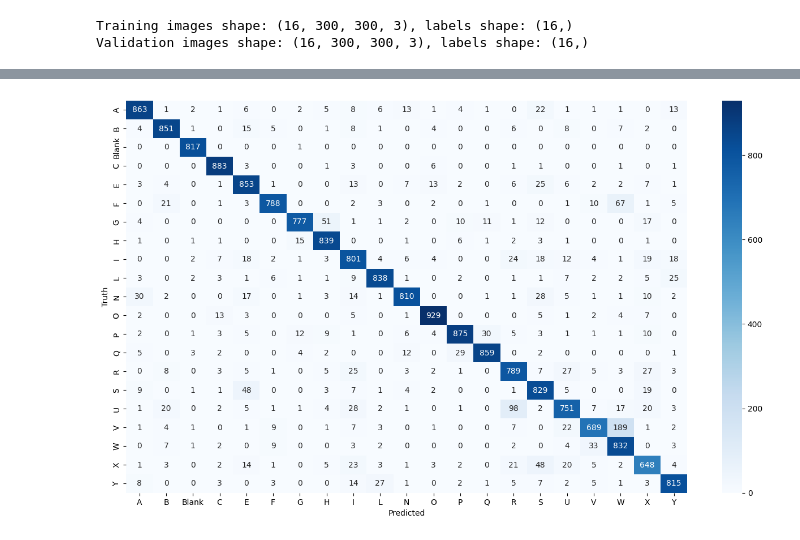
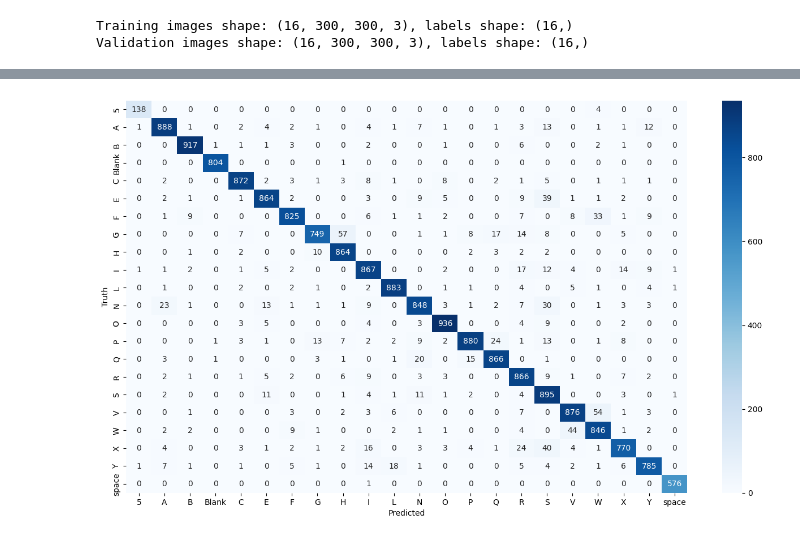
Before and after one commit to AbhinashShrestha/GBHCI, a Jupyter notebook: Model_Training/main_efficientnetv2.ipynb, the cells around one changed output, grey strips where cells are left out. Cells and saved outputs as stored; diff of their text form; code cells hidden in the pictures.

Commit message:
trained ev2b3 on a more curated dataset

```diff
--- a/Model_Training/main_efficientnetv2.ipynb
+++ b/Model_Training/main_efficientnetv2.ipynb
@@ -12,13 +12,9 @@ from keras.applications import EfficientNetV2S
 # %%
 # Cell 2: Define constants
 BATCH_SIZE = 16
-IMG_HEIGHT = 300   #efficientnetv2s
+IMG_HEIGHT = 300
 IMG_WIDTH = 300
-# IMG_HEIGHT = 300 #EfficientNetV2B3
-# IMG_WIDTH = 300
-# IMG_HEIGHT = 528 #EfficientNetB6
-# IMG_WIDTH = 528
-DATA_DIR = "/home/anon/MajorProject/Data/asl_mix"
+DATA_DIR = "/home/anon/MajorProject/Data/final_asl_mix"
 # %%
 # Cell 3: Load data
 
@@ -199,7 +195,7 @@ for i, class_name in enumerate(class_names):
 # %%
 # Cell 6: Build model
 inputs = layers.Input(shape=(IMG_WIDTH, IMG_HEIGHT, 3))
-model = EfficientNetV2S(include_top=False, input_tensor=inputs, weights="imagenet")
+model = EfficientNetV2B3(include_top=False, input_tensor=inputs, weights="imagenet")
 
 # Freeze the pretrained weights
 model.trainable = False
@@ -215,9 +211,8 @@ outputs = layers.Dense(num_classes, activation="softmax", name="pred", kernel_re
 
 # Compile
 model = keras.Model(inputs, outputs, name="EfficientNet")
-lr_schedule = keras.optimizers.schedules.ExponentialDecay(initial_learning_rate=1e-3, decay_steps=10000, decay_rate=0.9)
+lr_schedule = keras.optimizers.schedules.ExponentialDecay(initial_learning_rate=1e-4, decay_steps=10000, decay_rate=0.9)
 optimizer = keras.optimizers.Adam(learning_rate=lr_schedule)
-# model.compile(optimizer=optimizer, loss="categorical_crossentropy", metrics=["accuracy"])
 model.compile(optimizer=optimizer, loss="sparse_categorical_crossentropy", metrics=["accuracy","SparseCategoricalAccuracy", "SparseTopKCategoricalAccuracy"])
 # %%
 for images, labels in train_ds.take(1):
@@ -252,12 +247,12 @@ None
 # Cell 7: Define callbacks
 from keras.callbacks import ReduceLROnPlateau
 
-reduce_lr = ReduceLROnPlateau(monitor='val_loss', factor=0.2, patience=3, min_lr=1e-6)
+reduce_lr = ReduceLROnPlateau(monitor='val_loss', factor=0.3, patience=3, min_lr=1e-6)
 early_stopping = EarlyStopping(monitor='val_loss', patience=3, restore_best_weights=True)
-checkpoint_filepath = '/home/anon/MajorProject/Non_Git/Checkpoints/asl_mix/checkpoint-{epoch:02d}-{val_accuracy:.4f}.h5'
+checkpoint_filepath = '/home/anon/MajorProject/Non_Git/Checkpoints/final/checkpoint-{epoch:02d}-{val_accuracy:.4f}.h5'
 model_checkpoint = ModelCheckpoint(filepath=checkpoint_filepath, monitor='val_accuracy', mode='max', save_best_only=True)
 # %%
 #Cell 8 train the model
-epochs = 50
+epochs = 30
 hist = model.fit(train_ds, epochs=epochs, validation_data=val_ds, callbacks=[early_stopping, model_checkpoint,reduce_lr])
 # %% [output]
@@ -388,50 +389,29 @@ import numpy as np
 # Accuracy
 accuracy = accuracy_score(y_true, y_pred)
 
-# Precision, Recall, F1 Score
-average = 'macro'  # or 'micro', 'weighted', depending on the problem
-precision = precision_score(y_true, y_pred, average=average)
-recall = recall_score(y_true, y_pred, average=average)
-f1 = f1_score(y_true, y_pred, average=average)
+# Precision, Recall, F1 Score for each class
+precision = precision_score(y_true, y_pred, average=None)
+recall = recall_score(y_true, y_pred, average=None)
+f1 = f1_score(y_true, y_pred, average=None)
 
-# AUC-ROC for multiclass
+# AUC-ROC for each class
 lb = LabelBinarizer()
 lb.fit(y_true)
 y_true_lb = lb.transform(y_true)
 y_pred_lb = lb.transform(y_pred)
-auc_roc = roc_auc_score(y_true_lb, y_pred_lb, average=average, multi_class='ovr')
+auc_roc = roc_auc_score(y_true_lb, y_pred_lb, average=None, multi_class='ovr')
 
 # Confusion Matrix
 cm = confusion_matrix(y_true, y_pred)
 
-# Print metrics
-print(f"Accuracy: {accuracy}")
-print(f"Precision: {precision}")
-print(f"Recall: {recall}")
-print(f"F1 Score: {f1}")
-print(f"AUC-ROC: {auc_roc}")
-
-#for dataset_alpha
-# class_names = ['Brightness_Decrease', 'Brightness_Increase', 'Chrome_Open', 'Cursor_Movement', 'Double_Click', 'Left_Click', 'Nothing', 'PowerPoint_Open', 'Right_Click', 'Screenshot', 'Scroll', 'Shutdown', 'VSCode_Open', 'Volume_Decrease', 'Volume_Increase']
-
-
-# class_names = ['0', '1', '2', '3', '4', '5', '6', '7', '8', '9', 'a', 'b', 'c', 'd', 'e', 'f', 'g', 'h', 'i', 'j', 'k', 'l', 'm', 'n', 'o', 'p', 'q', 'r', 's', 't', 'u', 'v', 'w', 'x', 'y', 'z']
-
-# class_names = ['A', 'B', 'Blank', 'C', 'D', 'E', 'F', 'G', 'H', 'I', 'J', 'K', 'L', 'M', 'N', 'O', 'P', 'Q', 'R', 'S', 'T', 'U', 'V', 'W', 'X', 'Y', 'Z']
-# class_name = ['A', 'B', 'C', 'D', 'E', 'F', 'G', 'H', 'I', 'J', 'K', 'L', 'M', 'N', 'O', 'P', 'Q', 'R', 'S', 'T', 'U', 'V', 'W', 'X', 'Y', 'Z', 'del', 'nothing', 'space']
-# class_names = ['0', '1', '2', '3', '4', '5', '6', '7', '8', '9', 'a', 'b', 'c', 'd', 'e', 'f', 'g', 'h', 'i', 'j', 'k', 'l', 'm', 'n', 'o', 'p', 'q', 'r', 's', 't', 'u', 'v', 'w', 'x', 'y', 'z']
-# class_names = ['A', 'B', 'Blank', 'C', 'D', 'E', 'F', 'G', 'H', 'I', 'L', 'N', 'O', 'P', 'Q', 'R', 'S', 'T', 'U', 'V', 'W', 'X', 'Y']
-
-#for final_asl
-class_names = ['A', 'B', 'Blank', 'C', 'E', 'F', 'G', 'H', 'I', 'L', 'N', 'O', 'P', 'Q', 'R', 'S', 'U', 'V', 'W', 'X', 'Y']
-
-
-# # Plot confusion matrix as a heatmap
-# plt.figure(figsize=(10,7))
-# sns.heatmap(cm, annot=True, fmt='d', xticklabels=class_names, yticklabels=class_names)
-# plt.xlabel('Predicted')
-# plt.ylabel('Truth')
-# plt.show()
+# Print metrics for each class
+for i, class_name in enumerate(class_names):
+    print(f"Class: {class_name}")
+    print(f"Precision: {precision[i]}")
+    print(f"Recall: {recall[i]}")
+    print(f"F1 Score: {f1[i]}")
+    print(f"AUC-ROC: {auc_roc[i]}")
+    print()
 
 # Plot confusion matrix as a heatmap
 plt.figure(figsize=(16,9))
@@ -448,4 +440,4 @@ AUC-ROC: 0.9443339274793933
-[figure, old version]
+[figure, new version]
 # %%
 # let's visualize layer names and layer indices to see how many layers
 # we should freeze:
```
Also changed, not shown: parts of 17 cells of this notebook.
